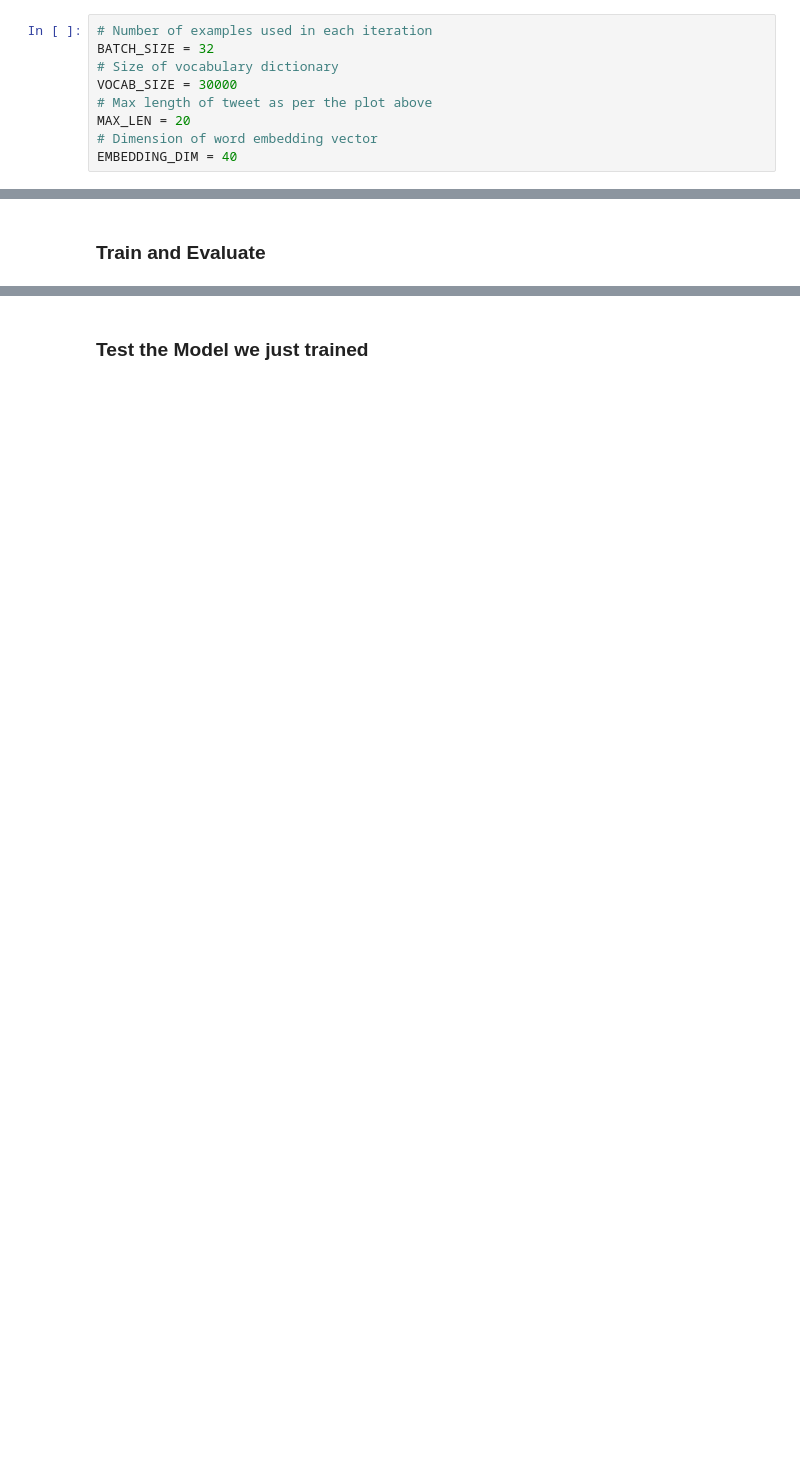
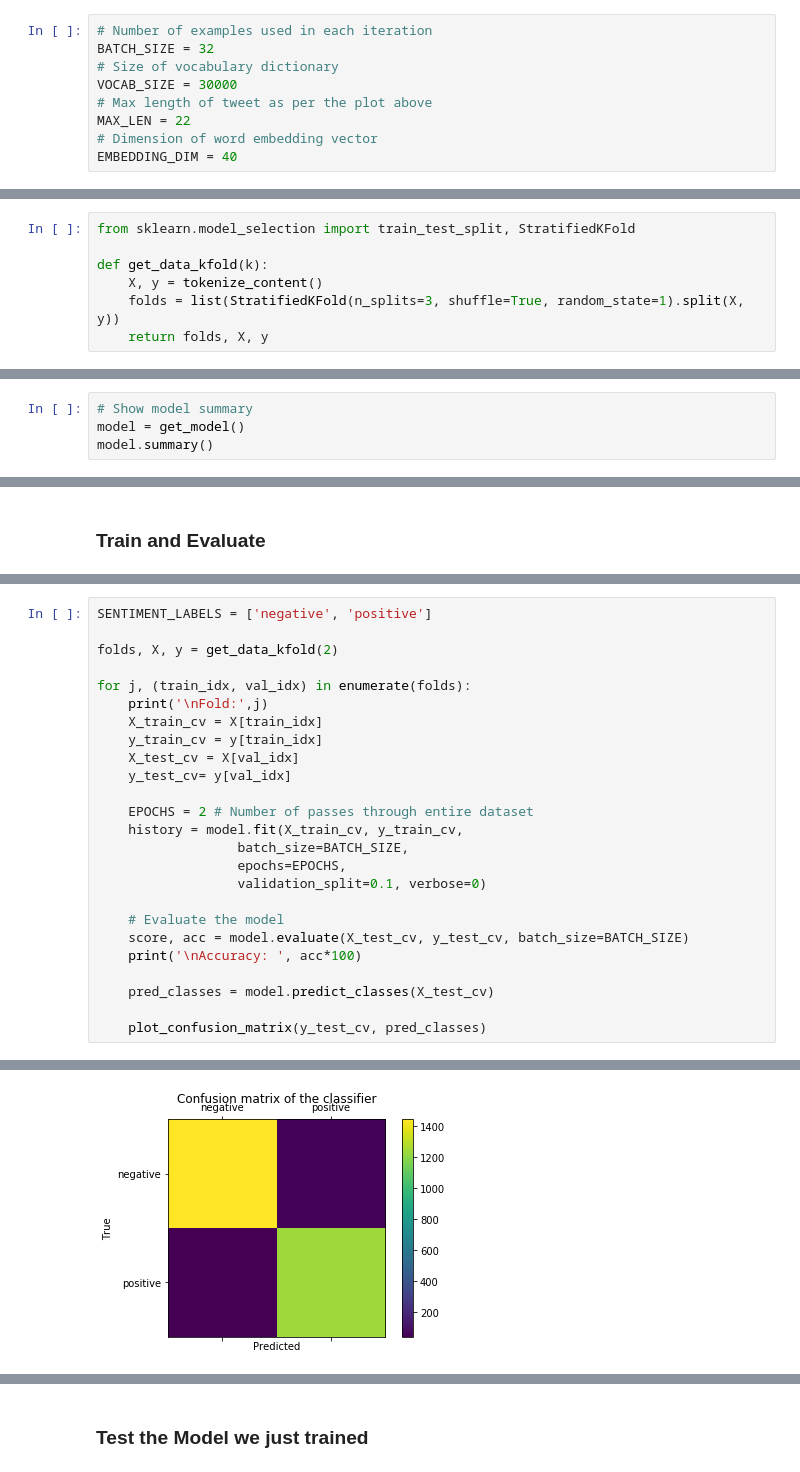
Before and after one commit to sujaybhowmick/twitter_sentiment_analysis, a Jupyter notebook: sentiment_analysis.ipynb, the cells around one changed output, grey strips where cells are left out. Drawn from its saved outputs; the diff is of its cells as text; blank space fills up the shorter version.

```diff
--- a/sentiment_analysis.ipynb
+++ b/sentiment_analysis.ipynb
@@ -96,7 +92,7 @@ BATCH_SIZE = 32
 # Size of vocabulary dictionary
 VOCAB_SIZE = 30000
 # Max length of tweet as per the plot above
-MAX_LEN = 20
+MAX_LEN = 22
 # Dimension of word embedding vector
 EMBEDDING_DIM = 40
 # %% [markdown]
@@ -142,3 +141,10 @@ First sample after preprocessing:
+# %%
+from sklearn.model_selection import train_test_split, StratifiedKFold
+
+def get_data_kfold(k):
+    X, y = tokenize_content()
+    folds = list(StratifiedKFold(n_splits=3, shuffle=True, random_state=1).split(X, y))
+    return folds, X, y
 # %% [markdown]
 ### Model Architecture
 I have used a model based on Kim Yoon’s [Convolutional Neural Networks for Sentence Classification.](https://arxiv.org/abs/1408.5882)
@@ -198,0 +188,4 @@ _________________________________________________________________
+# %%
+# Show model summary
+model = get_model()
+model.summary()
@@ -265,0 +238,26 @@ avg / total       0.75      0.75      0.75      1671
+# %%
+SENTIMENT_LABELS = ['negative', 'positive']
+
+folds, X, y = get_data_kfold(2)
+
+for j, (train_idx, val_idx) in enumerate(folds):
+    print('\nFold:',j)
+    X_train_cv = X[train_idx]
+    y_train_cv = y[train_idx]
+    X_test_cv = X[val_idx]
+    y_test_cv= y[val_idx]
+
+    EPOCHS = 2 # Number of passes through entire dataset
+    history = model.fit(X_train_cv, y_train_cv,
+                  batch_size=BATCH_SIZE,
+                  epochs=EPOCHS,
+                  validation_split=0.1, verbose=0)
+
+    # Evaluate the model
+    score, acc = model.evaluate(X_test_cv, y_test_cv, batch_size=BATCH_SIZE)
+    print('\nAccuracy: ', acc*100)
+
+    pred_classes = model.predict_classes(X_test_cv)
+
+    plot_confusion_matrix(y_test_cv, pred_classes)
+# %% [output]
@@ -265,0 +268 @@ avg / total       0.75      0.75      0.75      1671
+[figure, added]
```
Also changed, not shown: parts of 16 cells of this notebook.
